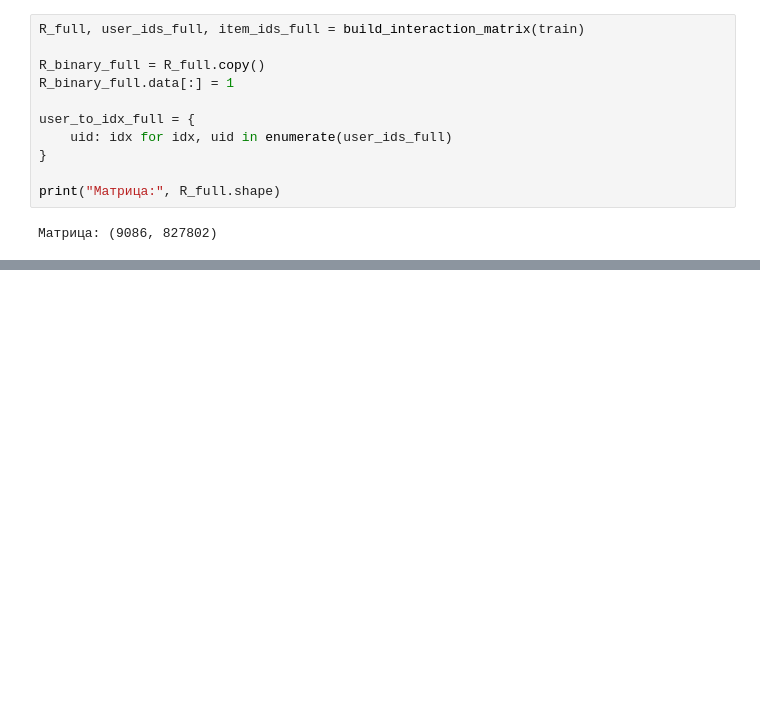
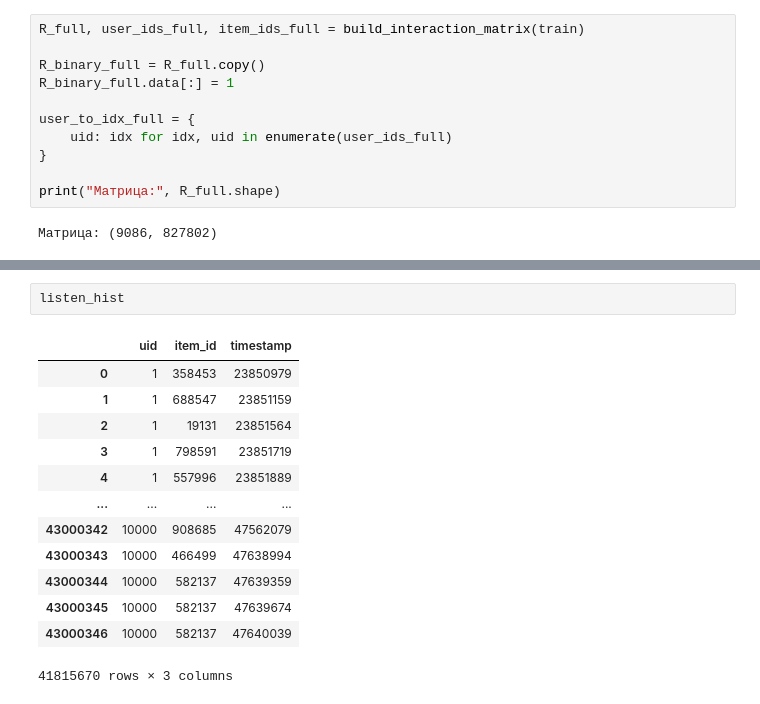
Before and after one commit to BeSoEv/music-recommendation-system, a Jupyter notebook: solution.ipynb, the cells around one changed output, grey strips where cells are left out. Saved outputs shown, nothing was run; the diff lists cells and outputs as text; blank space fills up the shorter version.

```diff
--- a/solution.ipynb
+++ b/solution.ipynb
@@ -1593,0 +1529,16 @@ bpr_recommendations_test = {
+# %%
+listen_hist
+# %% [output]
+|  | uid | item_id | timestamp |
+| 0 | 1 | 358453 | 23850979 |
+| 1 | 1 | 688547 | 23851159 |
+| 2 | 1 | 19131 | 23851564 |
+| 3 | 1 | 798591 | 23851719 |
+| 4 | 1 | 557996 | 23851889 |
+| ... | ... | ... | ... |
+| 43000342 | 10000 | 908685 | 47562079 |
+| 43000343 | 10000 | 466499 | 47638994 |
+| 43000344 | 10000 | 582137 | 47639359 |
+| 43000345 | 10000 | 582137 | 47639674 |
+| 43000346 | 10000 | 582137 | 47640039 |
+41815670 rows × 3 columns
```
Also changed, not shown: parts of 143 cells of this notebook.
